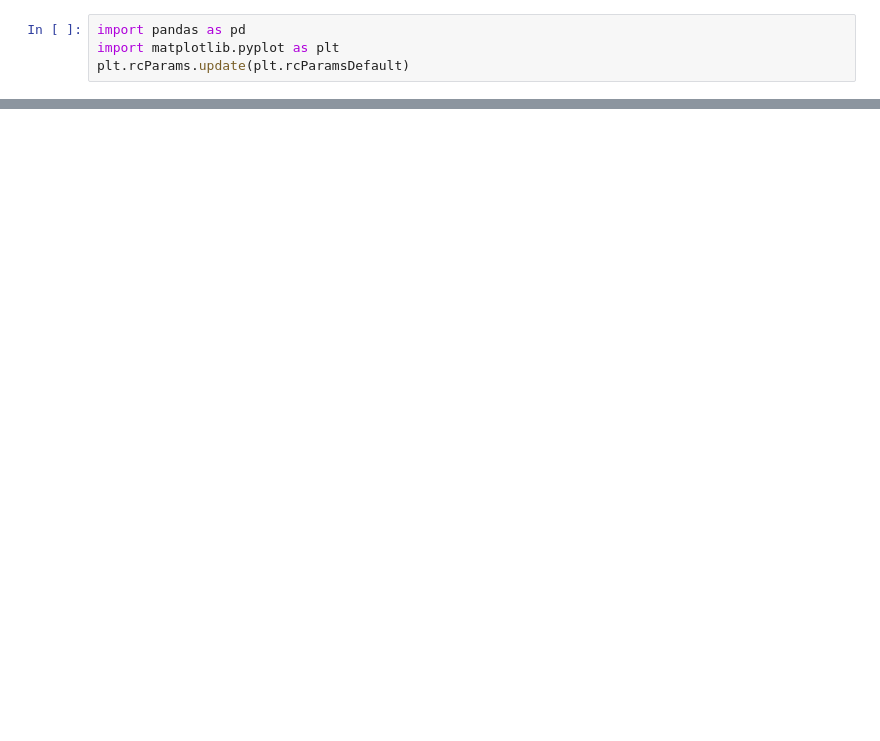
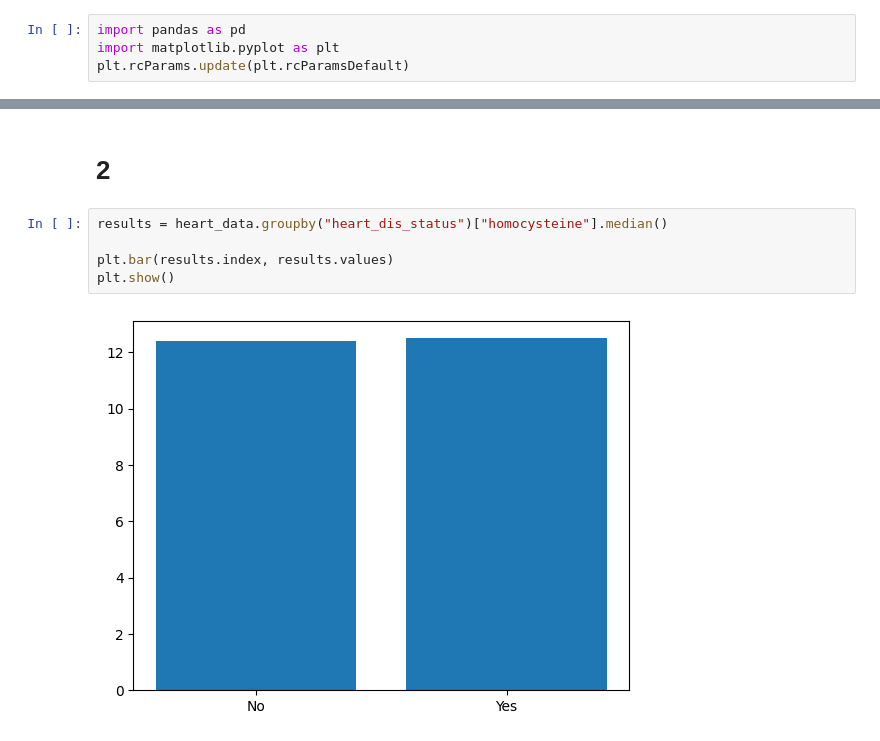
Before and after one commit to cenkner-maximilian/heart-disease-analysis, a Jupyter notebook: exploration.ipynb, the cells around one changed output, grey strips where cells are left out. Cells and saved outputs as stored; diff of their text form; blank space fills up the shorter version.

```diff
--- a/exploration.ipynb
+++ b/exploration.ipynb
@@ -36,0 +62,9 @@ heart_data
+# %% [markdown]
+<h1>2</h1>
+# %%
+results = heart_data.groupby("heart_dis_status")["homocysteine"].median()
+
+plt.bar(results.index, results.values)
+plt.show()
+# %% [output]
+[figure, added]
```
Also changed, not shown: parts of 7 cells of this notebook, 1 other file.
